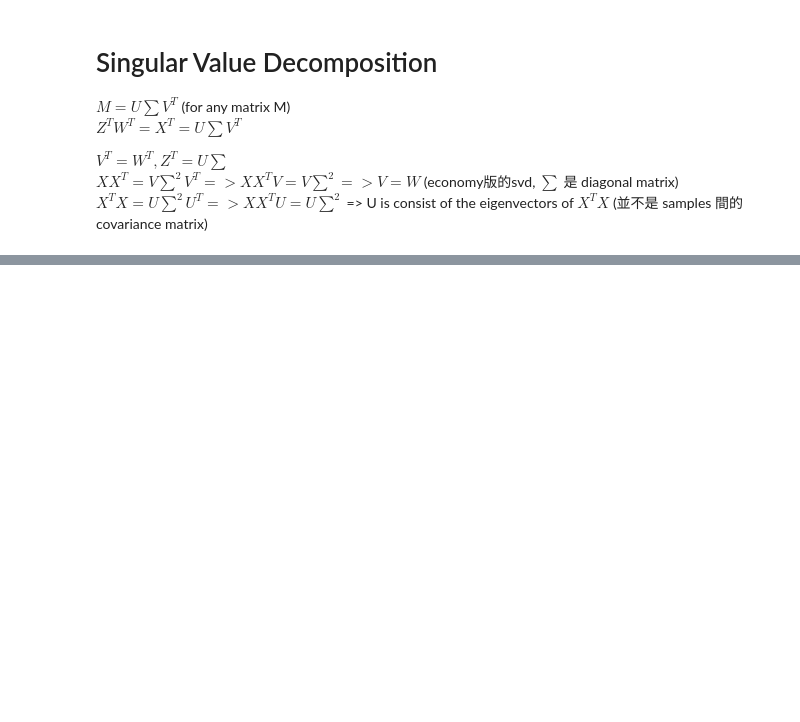
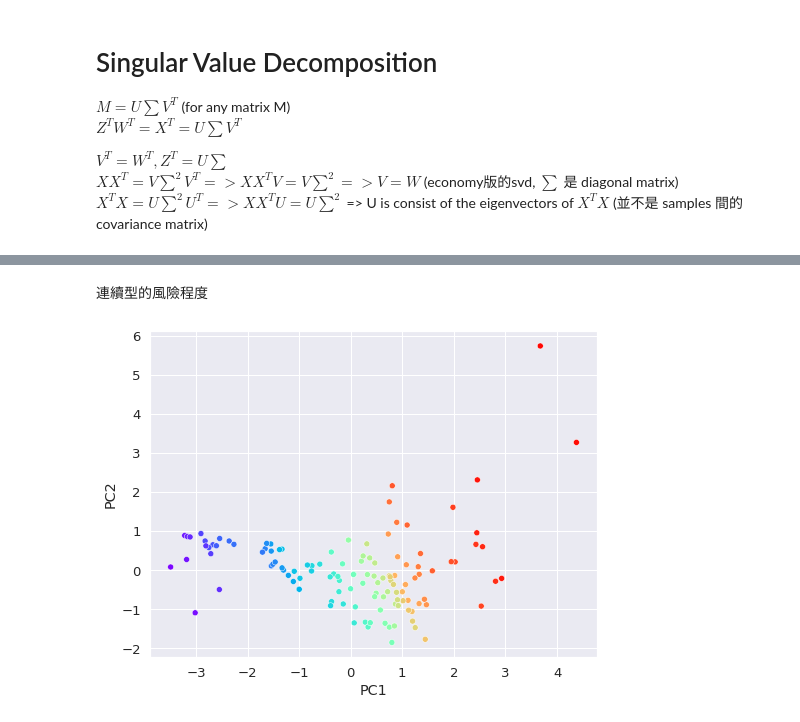
Before and after one commit to YI-CHENG-SHIH645/ML, a Jupyter notebook: ch2_unsupervised-learning/ch2.ipynb, the cells around one changed output, grey strips where cells are left out. Saved outputs shown, nothing was run; the diff lists cells and outputs as text; code cells hidden in the pictures; blank space fills up the shorter version.

```diff
--- a/ch2_unsupervised-learning/ch2.ipynb
+++ b/ch2_unsupervised-learning/ch2.ipynb
@@ -335,15 +356,0 @@ array([[  7.24675199,  29.53534029],
-# %%
-of_interest_countries = ['Taiwan', 'China', 'United Kingdom', 'United States',
-                        'Italy', 'Spain', 'South Africa', 'Russia']
-
-# ------------------------------------------------------------------------------
-risk_measurement = (new_coordinate @ pca.explained_variance_ratio_[:2]).sort_values(ascending=False)
-from sklearn.preprocessing import MinMaxScaler
-risk_score = (pd.DataFrame(MinMaxScaler().fit_transform(risk_measurement.values.reshape(-1, 1)),
-                           index=risk_measurement.index,
-                           columns=['risk score']) * 100).round(1)
-sorted_idx = risk_score.loc[of_interest_countries].squeeze().sort_values(ascending=False).index
-display_side_by_side([risk_score.iloc[:5],
-                      risk_score.iloc[-5:],
-                      risk_score.loc[sorted_idx],
-                      df.set_index('Country').loc[sorted_idx, data_x.columns]])
@@ -365,7 +356,0 @@ palette.reverse()
-# %%
-plt.figure(figsize=(8, 6))
-new_coordinate = pd.DataFrame(Z_after_truncation, columns=['PC1', 'PC2'], index=df['Country'])
-new_coordinate_with_risk_score = new_coordinate.copy()
-new_coordinate_with_risk_score.insert(2, 'risk score', risk_score['risk score'])
-sns.scatterplot(x='PC1', y='PC2', data=new_coordinate_with_risk_score, hue='risk score', palette=palette, legend=False)
-plt.show()
@@ -791,0 +359,14 @@ display_side_by_side([df[new_kmeans.labels_ == 2][['Country']],
+# %%
+of_interest_countries = ['Taiwan', 'China', 'United Kingdom', 'United States',
+                         'Italy', 'Spain', 'South Africa', 'Russia']
+
+# ------------------------------------------------------------------------------
+risk_measurement = (new_coordinate @ pca.explained_variance_ratio_[:2]).sort_values(ascending=False)
+risk_score = (pd.DataFrame(MinMaxScaler((0, 100)).fit_transform(risk_measurement.values.reshape(-1, 1)),
+                           index=risk_measurement.index,
+                           columns=['risk score'])).round(1)
+sorted_idx = risk_score.loc[of_interest_countries].squeeze().sort_values(ascending=False).index
+display_side_by_side([risk_score.iloc[:5],
+                      risk_score.iloc[-5:],
+                      risk_score.loc[sorted_idx],
+                      df.set_index('Country').loc[sorted_idx, data.columns]])
@@ -791,0 +375,12 @@ display_side_by_side([df[new_kmeans.labels_ == 2][['Country']],
+# %% [markdown]
+連續型的風險程度
+# %%
+plt.figure(figsize=(8, 6))
+palette = sns.color_palette('rainbow', n_colors=risk_score['risk score'].unique().size)
+new_coordinate = pd.DataFrame(Z_2components, columns=['PC1', 'PC2'], index=df['Country'])
+new_coordinate_with_risk_score = new_coordinate.copy()
+new_coordinate_with_risk_score.insert(2, 'risk score', risk_score['risk score'])
+sns.scatterplot(x='PC1', y='PC2', data=new_coordinate_with_risk_score, hue='risk score', palette=palette, legend=False)
+plt.show()
+# %% [output]
+[figure, added]
```
Also changed, not shown: parts of 95 cells of this notebook.
